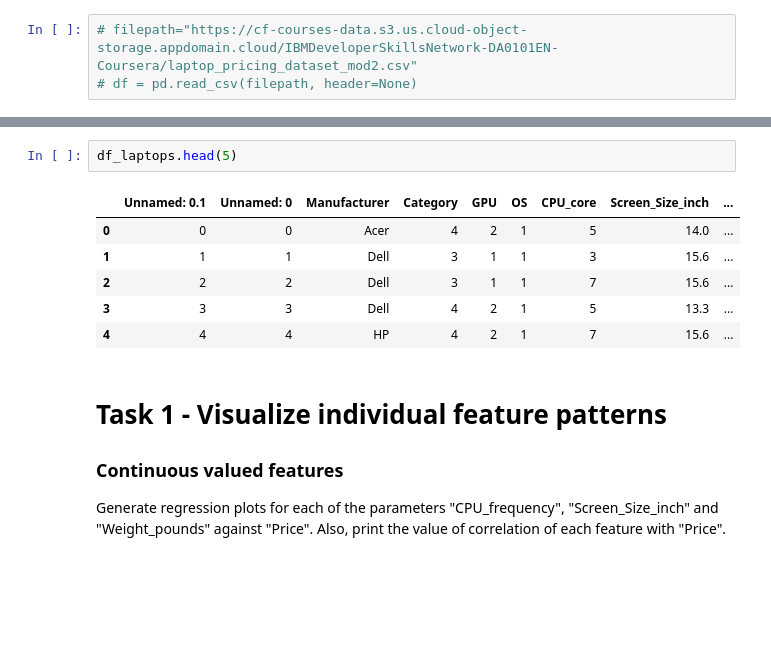
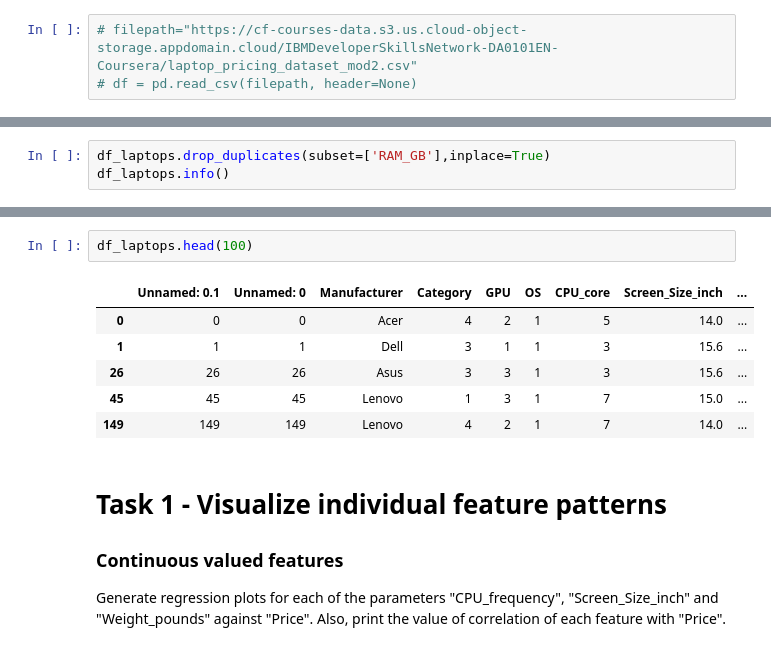
Before and after one commit to RealRinzin/Exploratory-Data-Analysis-EDA, a Jupyter notebook: 2. Exploratory_data_analysis_LAPTOPS.ipynb, the cells around one changed output, grey strips where cells are left out. Drawn from its saved outputs; the diff is of its cells as text; blank space fills up the shorter version.

```diff
--- a/2. Exploratory_data_analysis_LAPTOPS.ipynb
+++ b/2. Exploratory_data_analysis_LAPTOPS.ipynb
@@ -62,2 +75,5 @@ df_laptops = pd.read_csv(".//laptop_pricing_EDA.csv", header=0)
 # %% [markdown]
 <!-- Print the first 5 entries of the dataset to confirm loading. -->
+# %%
+df_laptops.drop_duplicates(subset=['RAM_GB'],inplace=True)
+df_laptops.info()
@@ -64,12 +98,12 @@ df_laptops = pd.read_csv(".//laptop_pricing_EDA.csv", header=0)
 # %%
-df_laptops.head(5)
+df_laptops.head(100)
 # %% [output]
 |  | Unnamed: 0.1 | Unnamed: 0 | Manufacturer | Category | GPU | OS | CPU_core | Screen_Size_inch | ... |
 | 0 | 0 | 0 | Acer | 4 | 2 | 1 | 5 | 14.0 | ... |
 | 1 | 1 | 1 | Dell | 3 | 1 | 1 | 3 | 15.6 | ... |
-| 2 | 2 | 2 | Dell | 3 | 1 | 1 | 7 | 15.6 | ... |
-| 3 | 3 | 3 | Dell | 4 | 2 | 1 | 5 | 13.3 | ... |
-| 4 | 4 | 4 | HP | 4 | 2 | 1 | 7 | 15.6 | ... |
+| 26 | 26 | 26 | Asus | 3 | 3 | 1 | 3 | 15.6 | ... |
+| 45 | 45 | 45 | Lenovo | 1 | 3 | 1 | 7 | 15.0 | ... |
+| 149 | 149 | 149 | Lenovo | 4 | 2 | 1 | 7 | 14.0 | ... |
 # %% [markdown]
 # Task 1 - Visualize individual feature patterns
 
```
Also changed, not shown: parts of 3 cells of this notebook, 2 other files.
